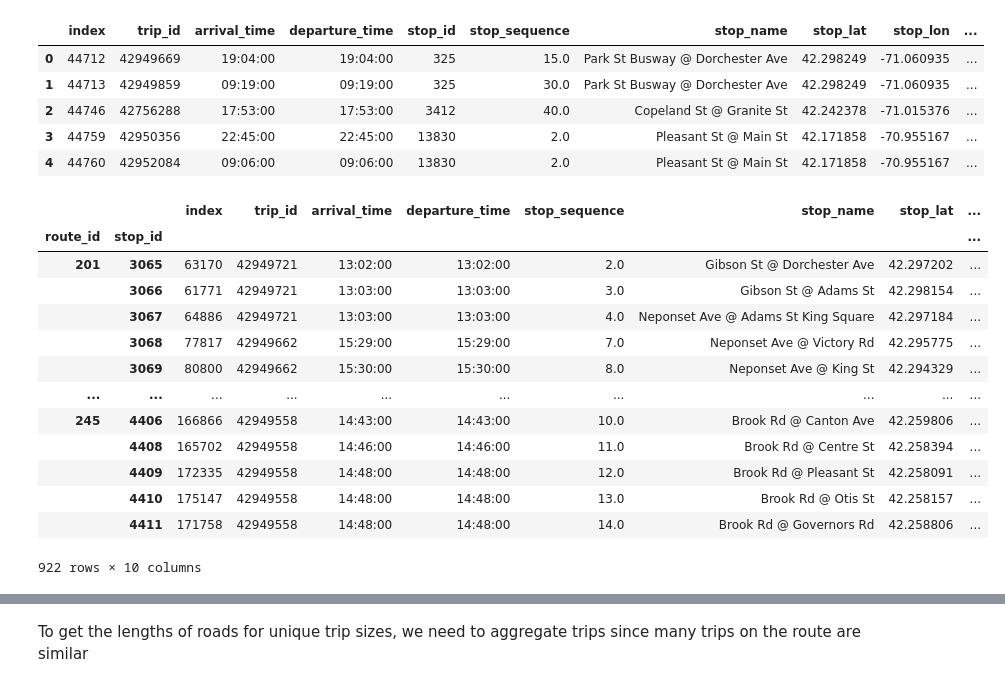
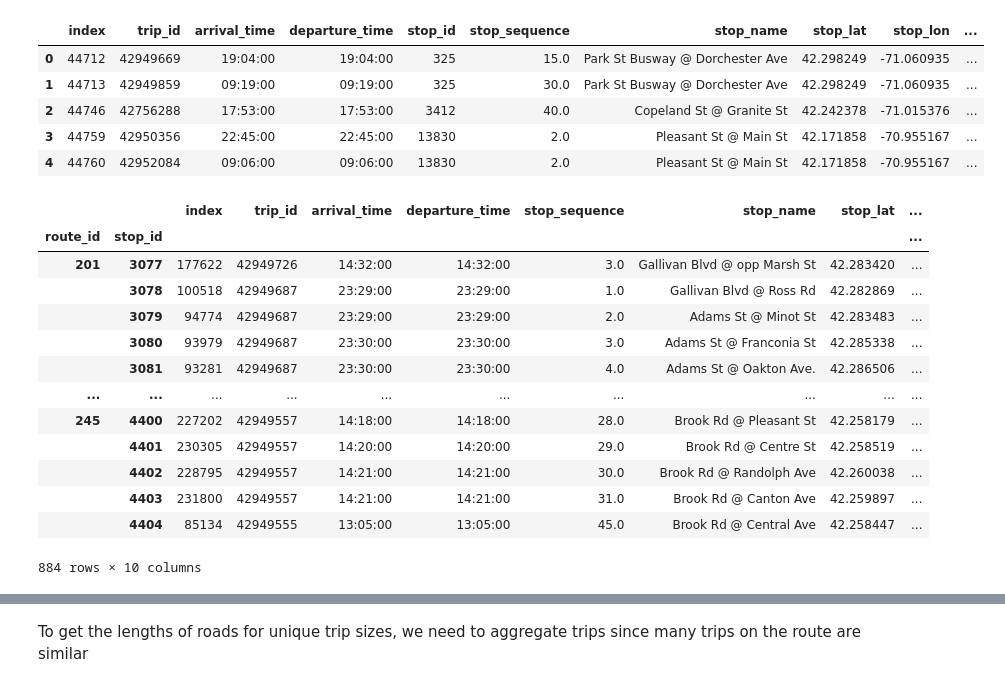
Before and after one commit to UpadhiV/evfleets, a Jupyter notebook: Boston .ipynb, the cells around one changed output, grey strips where cells are left out. Cells and saved outputs as stored; diff of their text form; code cells hidden in the pictures.

```diff
--- a/Boston .ipynb
+++ b/Boston .ipynb
@@ -28,6 +33,5 @@ import math
 # %%
 #connecting to database server
-engine = sqlalchemy.create_engine('sqlite:///mydb.db')
-Base = declarative_base()
+engine = sqlalchemy.create_engine('mysql+mysqlconnector://root:123456@localhost/mydb', pool_size=25, max_overflow=10, pool_timeout=60,pool_recycle=3600)
 # %% [markdown]
 ## Creating a pipeline for storing GTFS data in MySQL database
@@ -217,21 +240,21 @@ df.head()
 | 4 | 44760 | 42952084 | 09:06:00 | 09:06:00 | 13830 | 2.0 | Pleasant St @ Main St | 42.171858 | -70.955167 | ... |
 # %%
 #grouping data based on route id and stop sequence
-grp1 = df[(df.direction_id == 0) & (df.service_id == "WinterWeekday")].groupby(["route_id", "stop_id"])
+grp1 = df[(df.direction_id == 1) & (df.service_id == "WinterWeekday")].groupby(["route_id", "stop_id"])
 grp1.first()
 # %% [output]
 |  |  | index | trip_id | arrival_time | departure_time | stop_sequence | stop_name | stop_lat | ... |
 | route_id | stop_id |  |  |  |  |  |  |  | ... |
-| 201 | 3065 | 63170 | 42949721 | 13:02:00 | 13:02:00 | 2.0 | Gibson St @ Dorchester Ave | 42.297202 | ... |
-|  | 3066 | 61771 | 42949721 | 13:03:00 | 13:03:00 | 3.0 | Gibson St @ Adams St | 42.298154 | ... |
-|  | 3067 | 64886 | 42949721 | 13:03:00 | 13:03:00 | 4.0 | Neponset Ave @ Adams St King Square | 42.297184 | ... |
-|  | 3068 | 77817 | 42949662 | 15:29:00 | 15:29:00 | 7.0 | Neponset Ave @ Victory Rd | 42.295775 | ... |
-|  | 3069 | 80800 | 42949662 | 15:30:00 | 15:30:00 | 8.0 | Neponset Ave @ King St | 42.294329 | ... |
+| 201 | 3077 | 177622 | 42949726 | 14:32:00 | 14:32:00 | 3.0 | Gallivan Blvd @ opp Marsh St | 42.283420 | ... |
+|  | 3078 | 100518 | 42949687 | 23:29:00 | 23:29:00 | 1.0 | Gallivan Blvd @ Ross Rd | 42.282869 | ... |
+|  | 3079 | 94774 | 42949687 | 23:29:00 | 23:29:00 | 2.0 | Adams St @ Minot St | 42.283483 | ... |
+|  | 3080 | 93979 | 42949687 | 23:30:00 | 23:30:00 | 3.0 | Adams St @ Franconia St | 42.285338 | ... |
+|  | 3081 | 93281 | 42949687 | 23:30:00 | 23:30:00 | 4.0 | Adams St @ Oakton Ave. | 42.286506 | ... |
 | ... | ... | ... | ... | ... | ... | ... | ... | ... | ... |
-| 245 | 4406 | 166866 | 42949558 | 14:43:00 | 14:43:00 | 10.0 | Brook Rd @ Canton Ave | 42.259806 | ... |
-|  | 4408 | 165702 | 42949558 | 14:46:00 | 14:46:00 | 11.0 | Brook Rd @ Centre St | 42.258394 | ... |
-|  | 4409 | 172335 | 42949558 | 14:48:00 | 14:48:00 | 12.0 | Brook Rd @ Pleasant St | 42.258091 | ... |
-|  | 4410 | 175147 | 42949558 | 14:48:00 | 14:48:00 | 13.0 | Brook Rd @ Otis St | 42.258157 | ... |
-|  | 4411 | 171758 | 42949558 | 14:48:00 | 14:48:00 | 14.0 | Brook Rd @ Governors Rd | 42.258806 | ... |
+| 245 | 4400 | 227202 | 42949557 | 14:18:00 | 14:18:00 | 28.0 | Brook Rd @ Pleasant St | 42.258179 | ... |
+|  | 4401 | 230305 | 42949557 | 14:20:00 | 14:20:00 | 29.0 | Brook Rd @ Centre St | 42.258519 | ... |
+|  | 4402 | 228795 | 42949557 | 14:21:00 | 14:21:00 | 30.0 | Brook Rd @ Randolph Ave | 42.260038 | ... |
+|  | 4403 | 231800 | 42949557 | 14:21:00 | 14:21:00 | 31.0 | Brook Rd @ Canton Ave | 42.259897 | ... |
+|  | 4404 | 85134 | 42949555 | 13:05:00 | 13:05:00 | 45.0 | Brook Rd @ Central Ave | 42.258447 | ... |
-922 rows × 10 columns
+884 rows × 10 columns
 # %%
```
Also changed, not shown: parts of 37 cells of this notebook.
